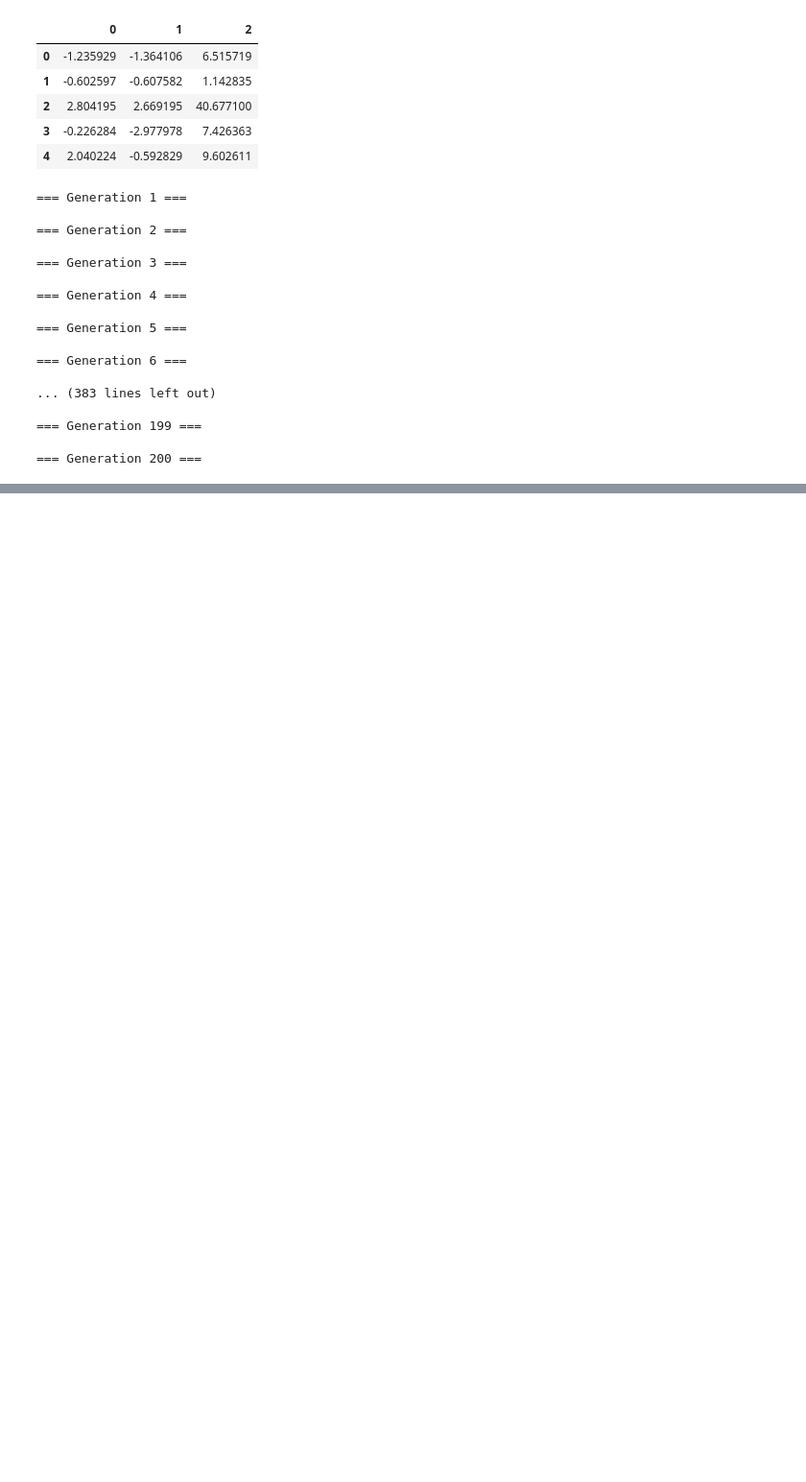
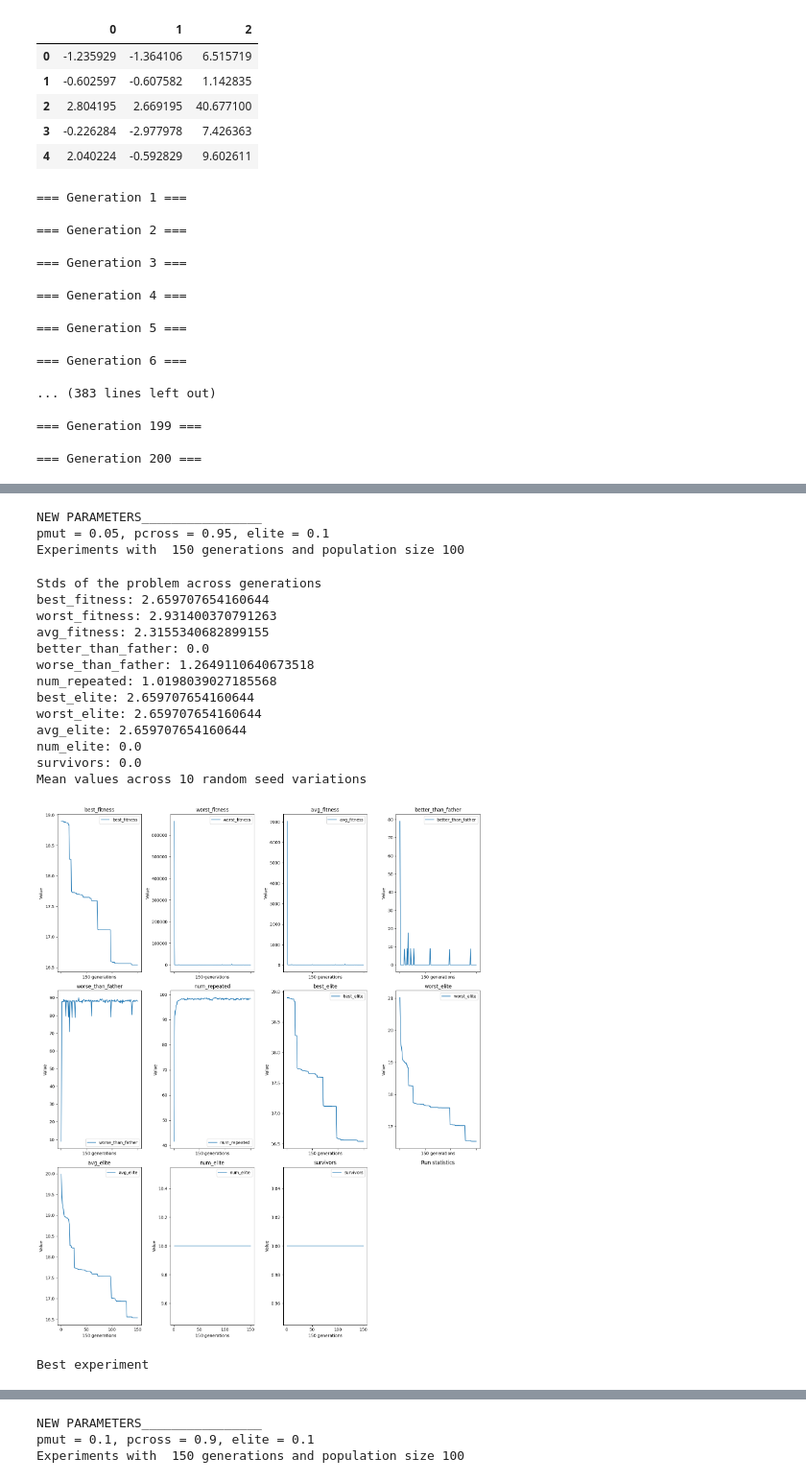
Before and after one commit to diogoneiss/Structured-Grammar-Evolution-in-Numba, a Jupyter notebook: tp1.ipynb, the cells around one changed output, grey strips where cells are left out. Shown at 96% size. Drawn from its saved outputs; the diff is of its cells as text; code cells hidden in the pictures; blank space fills up the shorter version.

```diff
--- a/tp1.ipynb
+++ b/tp1.ipynb
@@ -580,0 +692,36 @@ agg, best_gen_stats, best_genotypes, grammar = run_random_variations("synth1/syn
+# %%
+# variate mutation rate by 0.05, until 0.9
+for p_mut in range(5, 100, 5):
+    mutation_rate = p_mut / 100
+    crossover_rate = 1 - mutation_rate
+    run_parameters = {
+        "generations": 150,
+        "population_size": 100,
+        "max_depth": 5,
+        "p_mutation": mutation_rate,
+        "p_crossover": crossover_rate,
+        "elite_percentage": 0.1,
+        "tournament_size": 2
+    }
+    print("NEW PARAMETERS________________")
+    print(f"pmut = {run_parameters['p_mutation']}, pcross = {run_parameters['p_crossover']}, elite = {run_parameters['elite_percentage']}")
+    mean_stats, best_gen_stats, best_genotypes, stds, grammar = run_random_variations("synth1/synth1-train.csv", run_parameters, 0)
+# %% [output]
+NEW PARAMETERS________________
+pmut = 0.05, pcross = 0.95, elite = 0.1
+Experiments with  150 generations and population size 100
+Stds of the problem across generations
+best_fitness: 2.659707654160644
+worst_fitness: 2.931400370791263
+avg_fitness: 2.3155340682899155
+better_than_father: 0.0
+worse_than_father: 1.2649110640673518
+num_repeated: 1.0198039027185568
+best_elite: 2.659707654160644
+worst_elite: 2.659707654160644
+avg_elite: 2.659707654160644
+num_elite: 0.0
+survivors: 0.0
+Mean values across 10 random seed variations
+[figure, added]
+Best experiment
@@ -580,0 +729,3 @@ agg, best_gen_stats, best_genotypes, grammar = run_random_variations("synth1/syn
+NEW PARAMETERS________________
+pmut = 0.1, pcross = 0.9, elite = 0.1
+Experiments with  150 generations and population size 100
```
Also changed, not shown: parts of 8 cells of this notebook, 1 other file.
